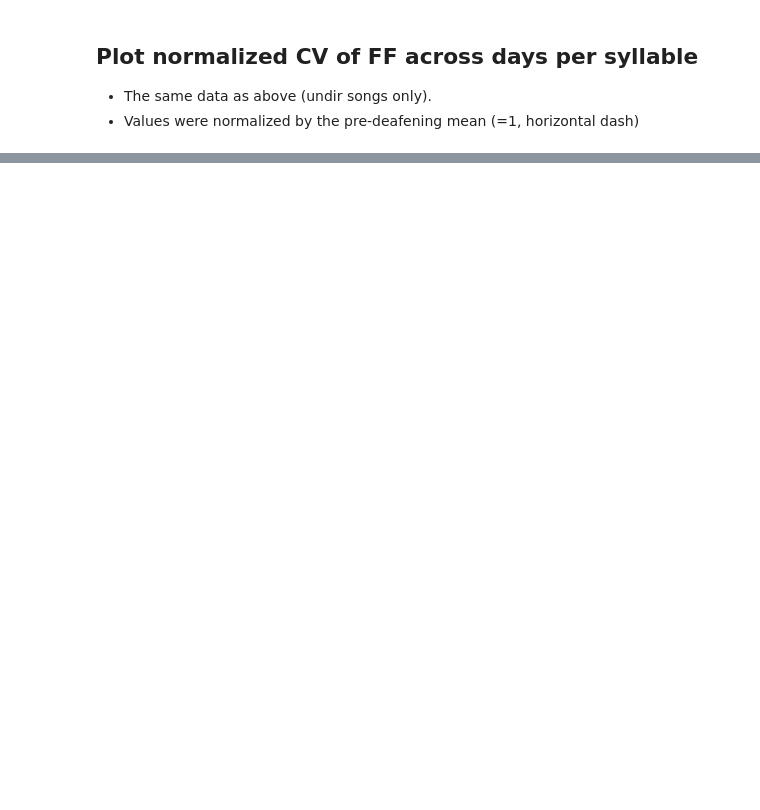
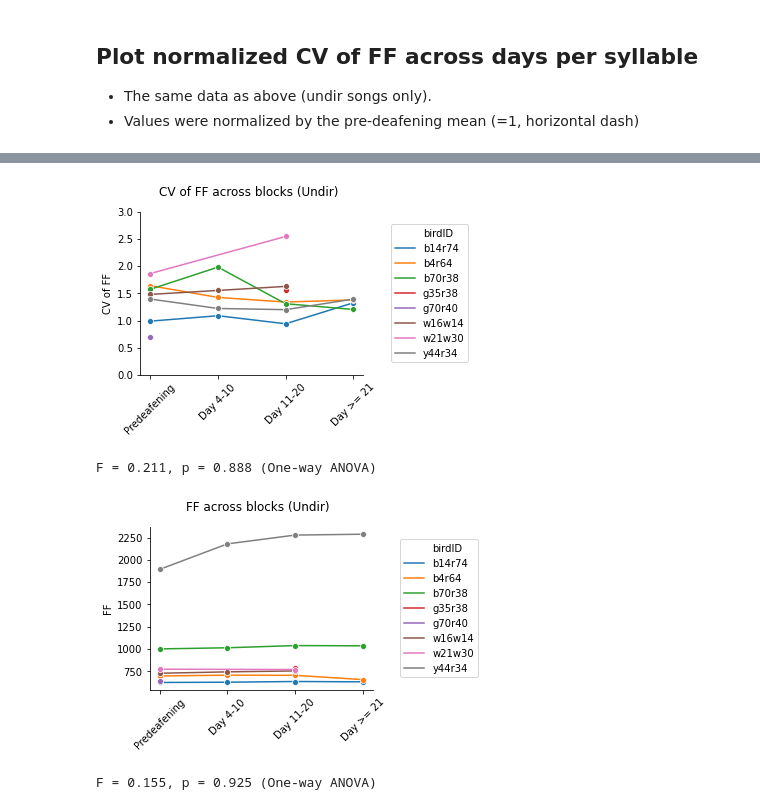
Before and after one commit to JaerongA/pyfinch, a Jupyter notebook: deafening/results/fundamental_frequency.ipynb, the cells around one changed output, grey strips where cells are left out. Drawn from its saved outputs; the diff is of its cells as text; code cells hidden in the pictures; blank space fills up the shorter version.

```diff
--- a/deafening/results/fundamental_frequency.ipynb
+++ b/deafening/results/fundamental_frequency.ipynb
@@ -84,0 +116,6 @@ ax = sns.scatterplot(x='taskName', y='ffUndirCV', data=df_cv_undir, hue="note",
+# %%
+save_fig = False
+fig_ext = '.png'
+df_block = df.groupby(['birdID', 'block10days'])['ffMeanUndir', 'ffUndirCV'].mean().reset_index()  # get the mean entropy & ev per note per block
+df_block.dropna(inplace=True)
+df_block.head()
@@ -84,0 +129,59 @@ ax = sns.scatterplot(x='taskName', y='ffUndirCV', data=df_cv_undir, hue="note",
+# %%
+def plot_across_blocks(df_block, variable,
+                       y_lim=None, fig_size=(4, 3),
+                       y_label=None,
+                       fig_name=None,
+                       save_fig=False, save_path=None,
+                       fig_ext='.png'
+                       ):
+    import matplotlib.pyplot as plt
+    import seaborn as sns
+    from util.draw import remove_right_top
+    fig, ax = plt.subplots(1, 1, figsize=(4, 3))
+    plt.suptitle(fig_name, y=1, fontsize=12)
+    sns.lineplot('block10days', variable, hue='birdID', marker='o', data=df_block, ax=ax)
+    remove_right_top(ax)
+    ax.set_xlabel(''), ax.set_ylabel(y_label)
+    ax.set_ylim(y_lim)
+    day_block_label_list = ['Predeafening', 'Day 4-10', 'Day 11-20', 'Day >= 21']
+    ax.set_xticklabels(day_block_label_list, rotation=45)
+    ax.set_xticklabels(day_block_label_list, rotation=45)
+    ax.set_xticks([0, 1, 2, 3])
+    ax.legend(loc='center left', bbox_to_anchor=(1.1, 0.5))
+
+    # Run one-way ANOVA
+    import scipy.stats as stats
+    f_val, p_val = stats.f_oneway(
+                                  df_block[variable][df_block['block10days'] == 0],
+                                  df_block[variable][df_block['block10days'] == 1],
+                                  df_block[variable][df_block['block10days'] == 2],
+                                  df_block[variable][df_block['block10days'] == 3],
+                                  )
+
+    msg = f"""F ={f_val: 0.3f}, p ={p_val: 0.3f} (One-way ANOVA)"""
+    if save_fig:
+        save.save_fig(fig, save_path, fig_name, view_folder=view_folder, fig_ext=fig_ext)
+    else:
+        plt.show()
+    print(msg)
+
+# CV of FF
+plot_across_blocks(df_block, variable='ffUndirCV',
+                   fig_name='CV of FF across blocks (Undir)',
+                   y_lim=[0, 3],
+                   y_label='CV of FF',
+                   save_fig=save_fig, fig_ext=fig_ext
+                   )
+
+# mean FF (mean pitch)
+plot_across_blocks(df_block, variable='ffMeanUndir',
+                   fig_name='FF across blocks (Undir)',
+                   # y_lim=[0, 3],
+                   y_label='FF',
+                   save_fig=save_fig, fig_ext=fig_ext
+                   )
+# %% [output]
+[figure, added]
+F = 0.211, p = 0.888 (One-way ANOVA)
+[figure, added]
+F = 0.155, p = 0.925 (One-way ANOVA)
```
Also changed, not shown: parts of 10 cells of this notebook, 9 other files.
